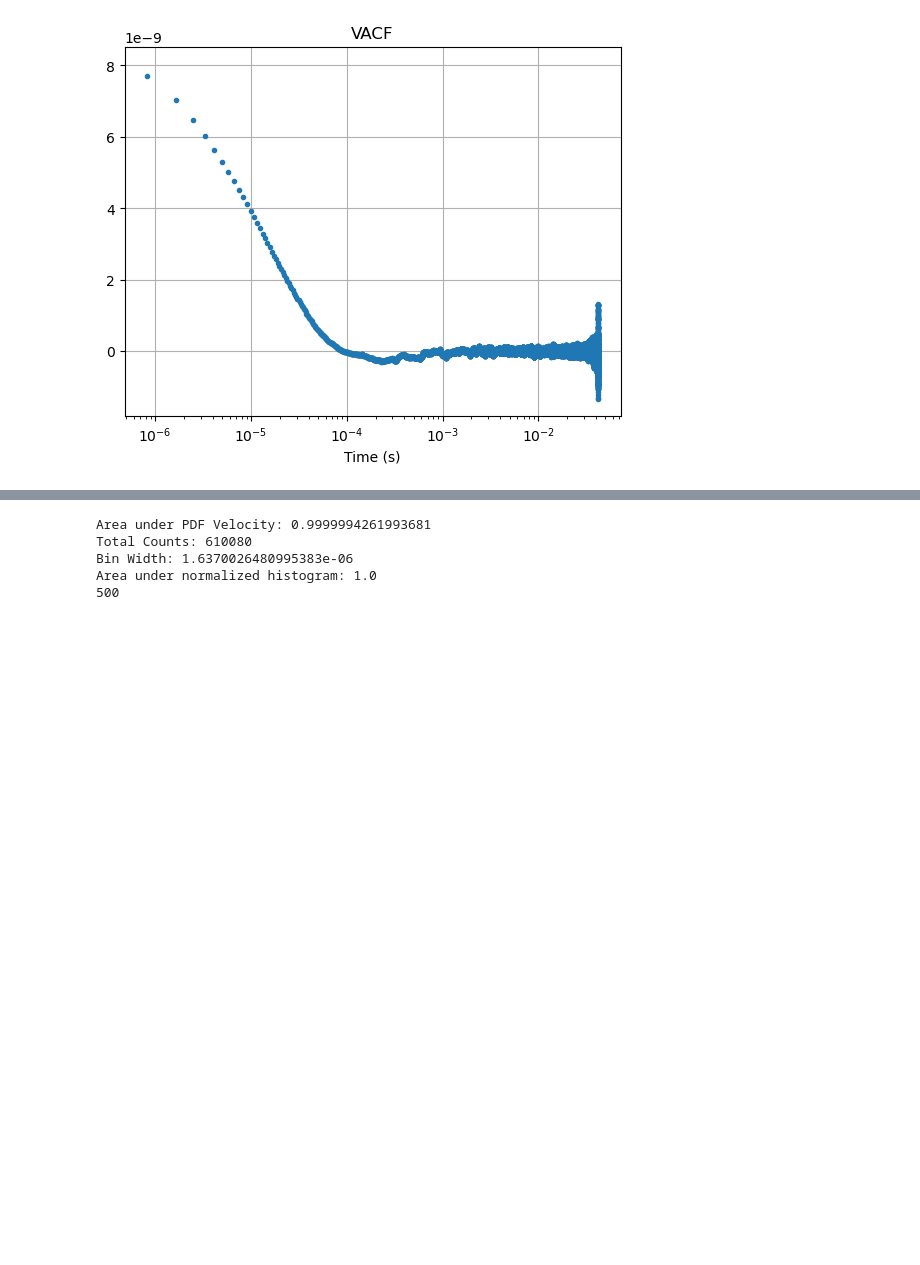
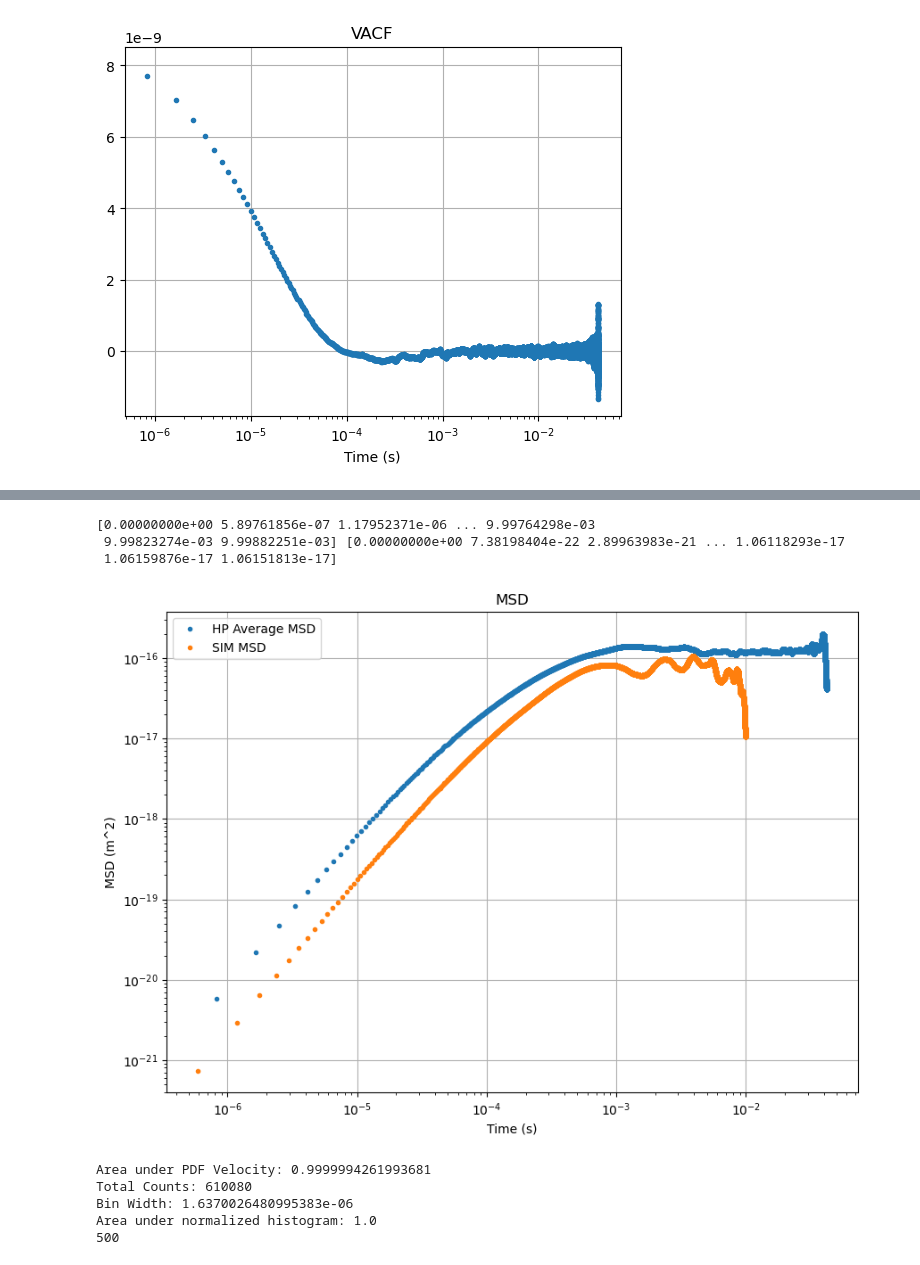
Before and after one commit to mcthumann/Brownian_Data_Analysis, a Jupyter notebook: scripts/save_to_csv.ipynb, the cells around one changed output, grey strips where cells are left out. Drawn from its saved outputs; the diff is of its cells as text; code cells hidden in the pictures; blank space fills up the shorter version.

```diff
--- a/scripts/save_to_csv.ipynb
+++ b/scripts/save_to_csv.ipynb
@@ -357,3 +355,31 @@ plt.grid(True)
+# %%
+import pandas as pd
+#COMPARE TO SIMULATION
+# Load the CSV and split into two arrays
+df_loaded = pd.read_csv("msdarr.csv")
+
+# Convert back to NumPy arrays
+times_sim = df_loaded["Array1"].to_numpy()
+msd_sim = df_loaded["Array2"].to_numpy()
+
+print(times_sim, msd_sim)
+
+hp_avg_msd = np.mean(all_hp_msd, axis=0)
+plt.figure(figsize=(10, 7))
+plt.plot(lag_times, hp_avg_msd, ".", label='HP Average MSD')
+plt.plot(times_sim, msd_sim, ".", label='SIM MSD')
+plt.xscale("log")
+plt.yscale("log")
+plt.xlabel("Time (s)")
+plt.ylabel("MSD (m^2)")
+plt.title("MSD")
+plt.legend()
+plt.grid(True)
+# %% [output]
+[0.00000000e+00 5.89761856e-07 1.17952371e-06 ... 9.99764298e-03
+ 9.99823274e-03 9.99882251e-03] [0.00000000e+00 7.38198404e-22 2.89963983e-21 ... 1.06118293e-17
+ 1.06159876e-17 1.06151813e-17]
+[figure, added]
 # %%
 # See velocity distribution
 from scipy.stats import maxwell, norm
```
Also changed, not shown: parts of 2 cells of this notebook, 3 other files.
